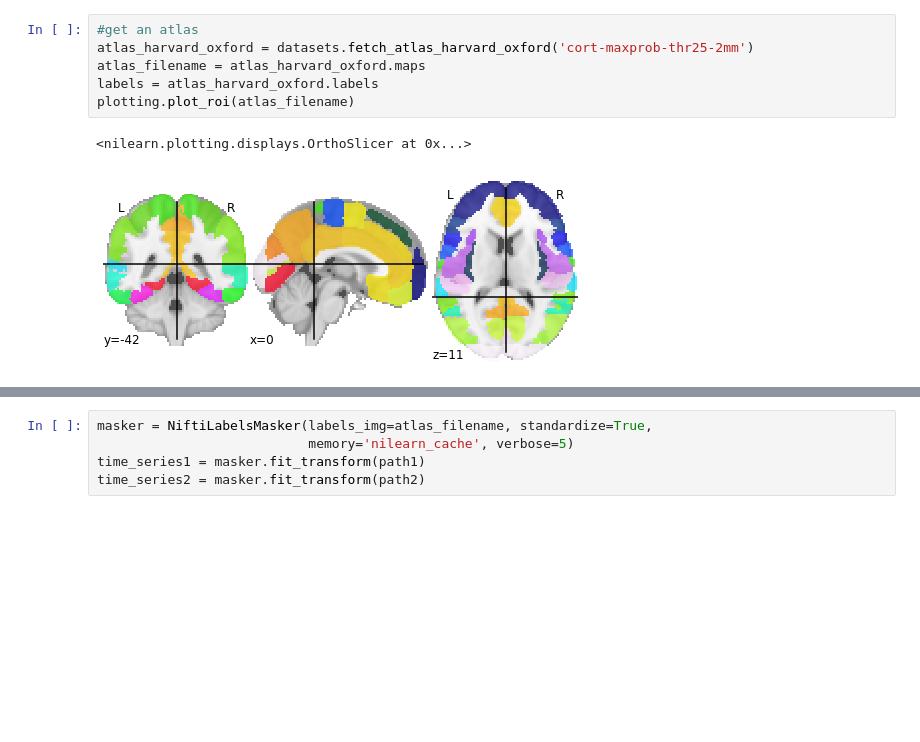
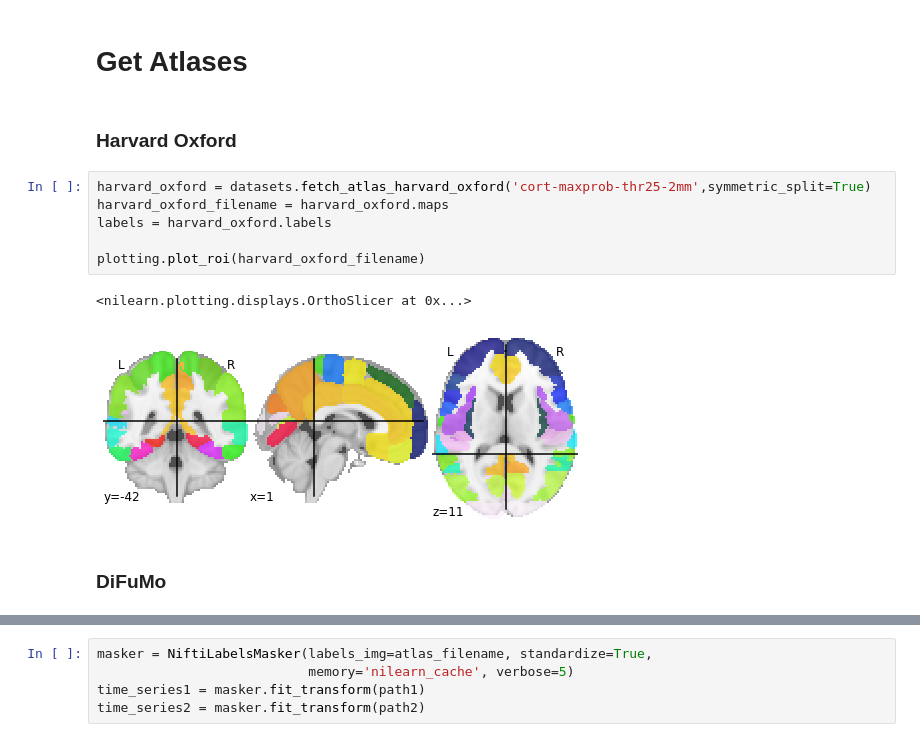
Before and after one commit to brainhack-school2020/harveyaa_fMRI_neuroticism, a Jupyter notebook: draft_pipeline.ipynb, the cells around one changed output, grey strips where cells are left out. Cells and saved outputs as stored; diff of their text form; blank space fills up the shorter version.

Commit message:
added harvard oxford and difumo 64 atlases

```diff
--- a/draft_pipeline.ipynb
+++ b/draft_pipeline.ipynb
@@ -23,9 +47,15 @@ path2 = '/home/annabelle/Documents/brainhack/harveyaa_fMRI_neuroticism/10_subjec
+# %% [markdown]
+# Get Atlases
+# %% [markdown]
+### Harvard Oxford
 # %%
-#get an atlas
-atlas_harvard_oxford = datasets.fetch_atlas_harvard_oxford('cort-maxprob-thr25-2mm')
-atlas_filename = atlas_harvard_oxford.maps
-labels = atlas_harvard_oxford.labels
-plotting.plot_roi(atlas_filename)
+harvard_oxford = datasets.fetch_atlas_harvard_oxford('cort-maxprob-thr25-2mm',symmetric_split=True)
+harvard_oxford_filename = harvard_oxford.maps
+labels = harvard_oxford.labels
+
+plotting.plot_roi(harvard_oxford_filename)
 # %% [output]
 <nilearn.plotting.displays.OrthoSlicer at 0x...>
-[figure, old version]
+[figure, new version]
+# %% [markdown]
+### DiFuMo
```
Also changed, not shown: parts of 17 cells of this notebook, 1 other file.
